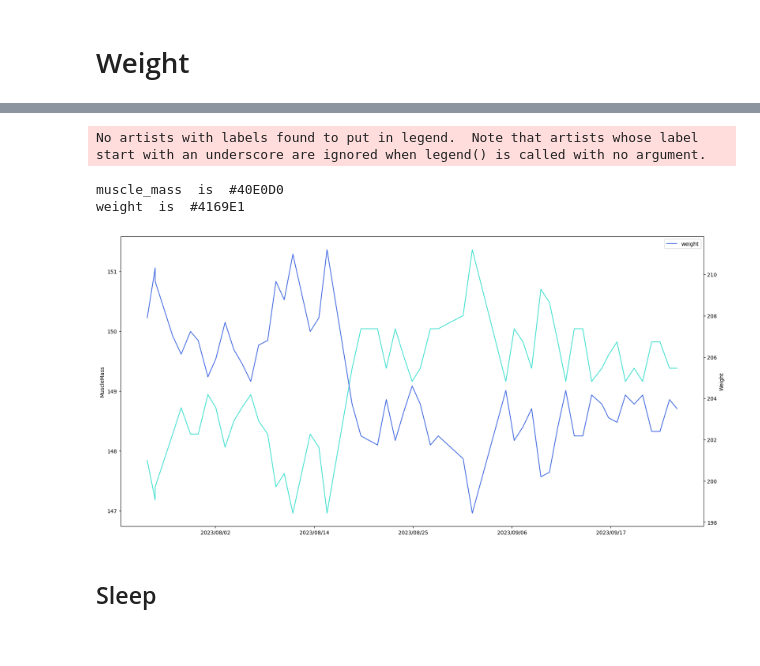
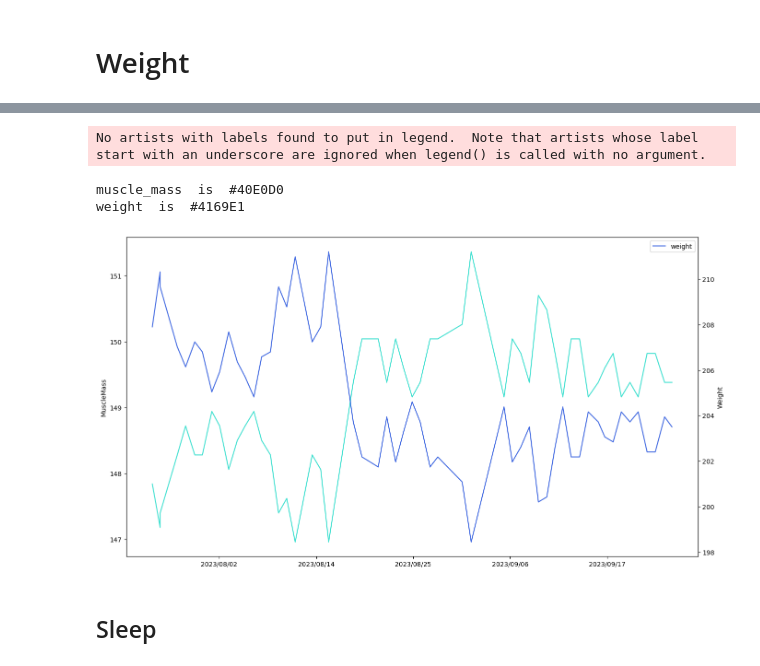
Before and after one commit to MattHandzel/HealthDataAnalysis, a Jupyter notebook: main.ipynb, the cells around one changed output, grey strips where cells are left out. Cells and saved outputs as stored; diff of their text form; code cells hidden in the pictures.

Commit message:
made plots super fancy git push

```diff
--- a/main.ipynb
+++ b/main.ipynb
@@ -118,7 +112,7 @@ def plot_variables(df, x_axis_column_name, y_axis_column_names, y_axis_visible):
   color_hex_codes = ['#FF5733', '#40E0D0', '#4169E1', '#32CD32', '#FFD700', '#DA70D6', '#FF7F50', '#708090', '#FF1493', '#008B8B']
 
   axes = []
-  fig, ax1 = plt.subplots(figsize=(20, 10))
+  fig, ax1 = plt.subplots(figsize=(16, 9))
   ax2 = ax1.twinx()
 
   axes = [ax1, ax2]
@@ -129,34 +123,34 @@ def plot_variables(df, x_axis_column_name, y_axis_column_names, y_axis_visible):
   else:
     # Label the axes with the two different column names
     axes[0].set_ylabel(convert_snake_case_to_pascal_case(y_axis_column_names[0]))
     axes[1].set_ylabel(convert_snake_case_to_pascal_case(y_axis_column_names[1]))
 
   for ax, column_name in zip(axes, y_axis_column_names):
     random.seed(42)
     color = random.choice(color_hex_codes)
     color_hex_codes.remove(color)
     print(column_name, " is ", color)
     ax.plot(df[x_axis_column_name], df[column_name], label=column_name, color=color)
 
     ax.get_yaxis().set_visible(y_axis_visible)
     plt.legend()
 
   labels = ax.get_xticklabels()
 
   # Define the new x-axis tick labels
   new_labels = ["20" + convert_time_since_last_epoch_to_date(float(label.get_text()) * 1e9) for label in labels]
 
   # Set the new x-axis tick labels
   ax.set_xticklabels(new_labels)
   plt.savefig("./figs/weight_vs_time.png")
   plt.show()
 
 plot_variables(weight, "start_time", ["muscle_mass", "weight"], True)
 # %% [output]
 No artists with labels found to put in legend.  Note that artists whose label start with an underscore are ignored when legend() is called with no argument.
 muscle_mass  is  #40E0D0
 weight  is  #4169E1
-[figure, old version]
+[figure, new version]
 # %%
 # get the value of a
 # %% [markdown]
```
Also changed, not shown: parts of 7 cells of this notebook, 3 other files.
